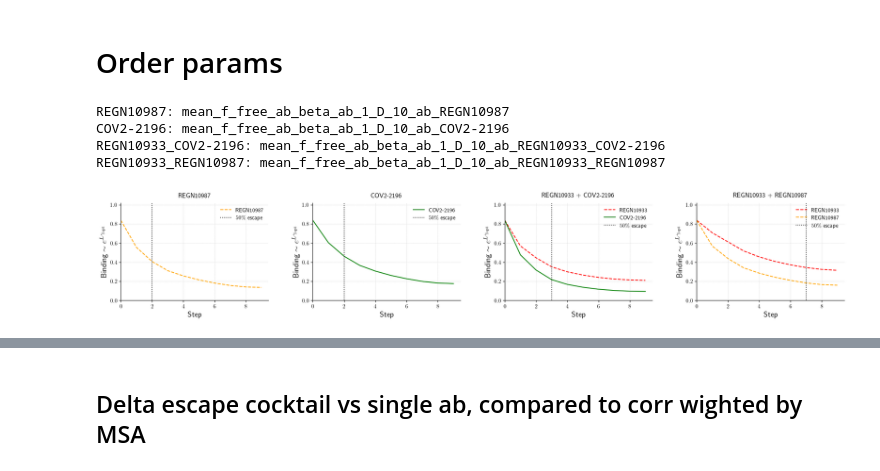
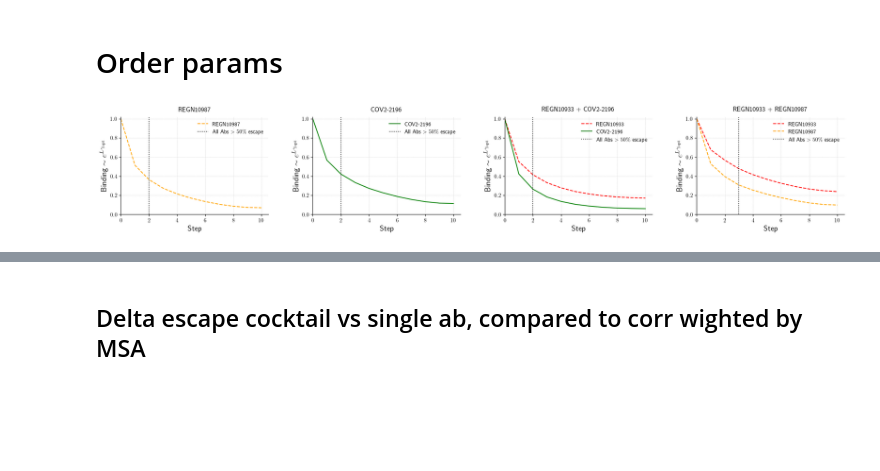
Before and after one commit to m-huot/ESCAPE_PATHS, a Jupyter notebook: mean_field_theory/Figure 5.ipynb, the cells around one changed output, grey strips where cells are left out. Cells and saved outputs as stored; diff of their text form; code cells hidden in the pictures; blank space fills up the shorter version.

```diff
--- a/mean_field_theory/Figure 5.ipynb
+++ b/mean_field_theory/Figure 5.ipynb
@@ -208,9 +75,19 @@ os.listdir('results_scripts')
 # Order params
 # %%
 import matplotlib.pyplot as plt
+import matplotlib as mpl
 import numpy as np
 import math
+import os
+import re
 
+# --- PRE-REQUISITES (Assumed based on your snippet) ---
+# Ensure these variables are defined in your previous cells/code:
+# L = ...
+# ab_names = [...]
+# ab_focused = [...]
+
+# [Existing setup code remains the same]
 # Define antibody appearance
 style_dict = {
     "REGN10933": {"color": "red", "linestyle": "--"},
@@ -219,18 +96,12 @@ style_dict = {
     "LY-CoV016": {"color": "darkblue", "linestyle": "-"},
     "COV2-2196": {"color": "green", "linestyle": "-"},
 }
-indexes_abs = [ab_names.index(ab) for ab in ab_focused]
-dir = 'results_scripts/cocktail/'
-
-# Set condition sets
-import os
-import re
 
 # Setup
-dir = 'results_scripts/cocktail'
+dir = 'results_scripts/cocktails_beta'
 BETA_AB = 1
+D = 1
 
-# Your extract_parameters function
 def extract_parameters(path):
     beta_ab_match = re.search(r'beta_ab_(\d+(?:\.\d+)?)', path)
     D_match = re.search(r'D_(\d+)', path)
@@ -242,22 +113,17 @@ def extract_parameters(path):
         "condition": condition
     }
 
-# Define all condition sets
 condition_sets = [
     ["REGN10987", "COV2-2196", "REGN10933_COV2-2196"],
-    # ["LY-CoV016", "LY-CoV016_LY-CoV555", "LY-CoV555"],
-     ["REGN10933_REGN10987"],
-
+    ["REGN10933_REGN10987"],
 ]
 
 # Get all folders
 all_dirs = [d for d in os.listdir(dir) if os.path.isdir(os.path.join(dir, d))]
 
-# Initialize lists
 paths = []
 labels = []
 
-# Loop through each condition set and each condition
 for condition_set in condition_sets:
     for condition in condition_set:
         for d in all_dirs:
@@ -269,23 +135,12 @@ for condition_set in condition_sets:
             ):
                 paths.append(d)
                 labels.append(condition)
-                break  # Use only the first matching folder
+                break
 
-# Check: paths[i] corresponds to labels[i]
-for p, l in zip(paths, labels):
-    print(f"{l}: {p}")
+# --- PLOTTING SECTION ---
 
-
-import matplotlib.pyplot as plt
-import matplotlib as mpl
-import numpy as np
-import math
-import os
-
-# Use LaTeX-style text
 mpl.rcParams.update({
     "text.usetex": True,
-    # "font.family": "sans-serif",
     "axes.titlesize": 12,
     "xtick.labelsize": 10,
     "ytick.labelsize": 10,
@@ -293,7 +148,6 @@ mpl.rcParams.update({
     "figure.titlesize": 14
 })
 
-# Determine layout
 n_paths = len(labels)
 n_cols = 4
 n_rows = math.ceil(n_paths / n_cols)
@@ -305,50 +159,56 @@ for i, condition in enumerate(labels):
     abs_involved = condition.split("_") if "_" in condition else [condition]
 
     # Load data
-    mopt = np.exp(np.load(os.path.join(dir, paths[i], "mopt.npy"))[:, :] * L)
+    # Note: Ensure 'L' is defined in your global scope
+    mopt = np.exp(np.load(os.path.join(dir, paths[i], "mopt.npy"))[:, :])
 
     ax = axes[i]
 
     # Plot each antibody
     for ab in abs_involved:
+        # Note: Ensure 'ab_names' is defined in your global scope
         ab_idx = ab_names.index(ab)
         ax.plot(mopt[:, ab_idx],
                 label=ab,
                 color=style_dict[ab]["color"],
                 linestyle=style_dict[ab]["linestyle"],
                 linewidth=1.5)
 
-    # Mark 50% escape threshold
+    # --- MODIFIED SECTION START ---
+    # Logic: Find the step where ALL involved antibodies have binding < 0.5
     indices = [ab_names.index(ab) for ab in abs_involved]
-    prod_escape = np.prod(1 - mopt[:, indices], axis=1)
-    cross_idx = np.argmax(prod_escape > 0.5) if np.any(prod_escape > 0.5) else None
+
+    # Check if all columns (antibodies) are < 0.5 at each step
+    # axis=1 checks across antibodies for a specific time step
+    all_escaped = np.all(mopt[:, indices] < 0.5, axis=1)
+
+    # Find the first index where this is True
+    cross_idx = np.argmax(all_escaped) if np.any(all_escaped) else None
+
     if cross_idx is not None:
-        ax.axvline(cross_idx, color="black", linestyle=":", linewidth=1.2, label=r"$50\%$ escape")
+        ax.axvline(cross_idx, color="black", linestyle=":", linewidth=1.2, label=r"All Abs $>50\%$ escape")
+    # --- MODIFIED SECTION END ---
 
     # Format subplot
     ax.set_title(condition.replace("_", " + "), pad=10)
     ax.set_xlabel(r"Step", fontsize=14)
     ax.set_ylabel(r"Binding $\sim e^{L\, \gamma_{\mathrm{opt}}}$", fontsize=14)
     ax.set_ylim(0, 1.02)
     ax.set_xlim(left=0)
     ax.spines['top'].set_visible(False)
     ax.spines['right'].set_visible(False)
     ax.grid(True, which='major', linestyle=':', linewidth=0.5)
     ax.legend(frameon=False, loc='upper right')
 
 # Remove unused subplots
 for j in range(i + 1, len(axes)):
     fig.delaxes(axes[j])
 
 plt.tight_layout(pad=1.2)
 plt.subplots_adjust(hspace=0.35, wspace=0.3)
 plt.show()
 # %% [output]
-REGN10987: mean_f_free_ab_beta_ab_1_D_10_ab_REGN10987
-COV2-2196: mean_f_free_ab_beta_ab_1_D_10_ab_COV2-2196
-REGN10933_COV2-2196: mean_f_free_ab_beta_ab_1_D_10_ab_REGN10933_COV2-2196
-REGN10933_REGN10987: mean_f_free_ab_beta_ab_1_D_10_ab_REGN10933_REGN10987
-[figure, old version]
+[figure, new version]
 # %%
 import matplotlib.pyplot as plt
 import matplotlib as mpl
```
Also changed, not shown: parts of 18 cells of this notebook, 39 other files.
